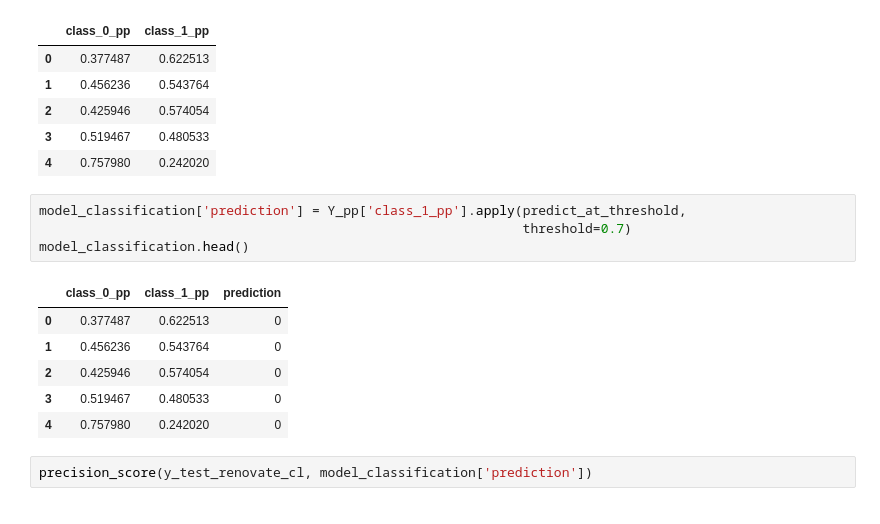
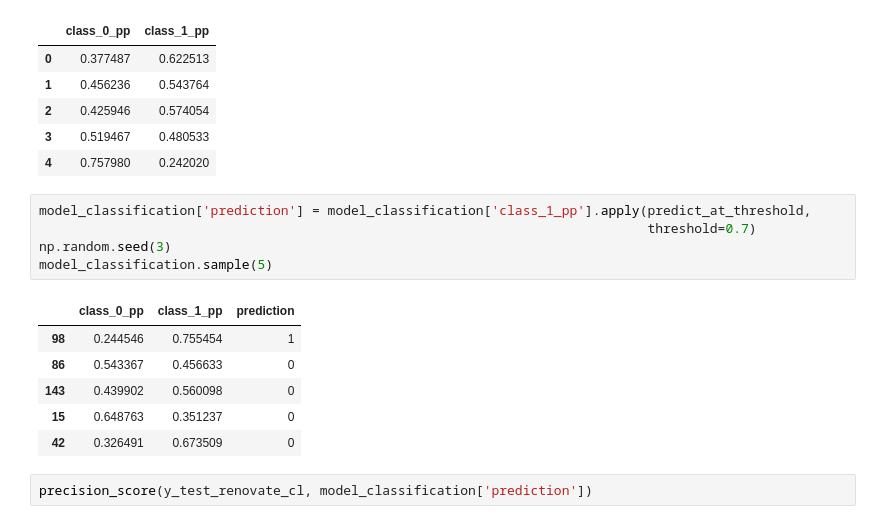
Before and after one commit to androi7/ds-mini-projects, a Jupyter notebook: House-Prices/House_Prices.ipynb, the cells around one changed output. Cells and saved outputs as stored; diff of their text form.

```diff
--- a/House-Prices/House_Prices.ipynb
+++ b/House-Prices/House_Prices.ipynb
@@ -1790,16 +1780,17 @@ model_classification.head()
 | 3 | 0.519467 | 0.480533 |
 | 4 | 0.757980 | 0.242020 |
 # %%
-model_classification['prediction'] = Y_pp['class_1_pp'].apply(predict_at_threshold,
-                                                              threshold=0.7)
-model_classification.head()
+model_classification['prediction'] = model_classification['class_1_pp'].apply(predict_at_threshold,
+                                                                              threshold=0.7)
+np.random.seed(3)
+model_classification.sample(5)
 # %% [output]
 |  | class_0_pp | class_1_pp | prediction |
-| 0 | 0.377487 | 0.622513 | 0 |
-| 1 | 0.456236 | 0.543764 | 0 |
-| 2 | 0.425946 | 0.574054 | 0 |
-| 3 | 0.519467 | 0.480533 | 0 |
-| 4 | 0.757980 | 0.242020 | 0 |
+| 98 | 0.244546 | 0.755454 | 1 |
+| 86 | 0.543367 | 0.456633 | 0 |
+| 143 | 0.439902 | 0.560098 | 0 |
+| 15 | 0.648763 | 0.351237 | 0 |
+| 42 | 0.326491 | 0.673509 | 0 |
 # %%
 precision_score(y_test_renovate_cl, model_classification['prediction'])
 # %% [output]
```
Also changed, not shown: parts of 39 cells of this notebook, 4 other files.
